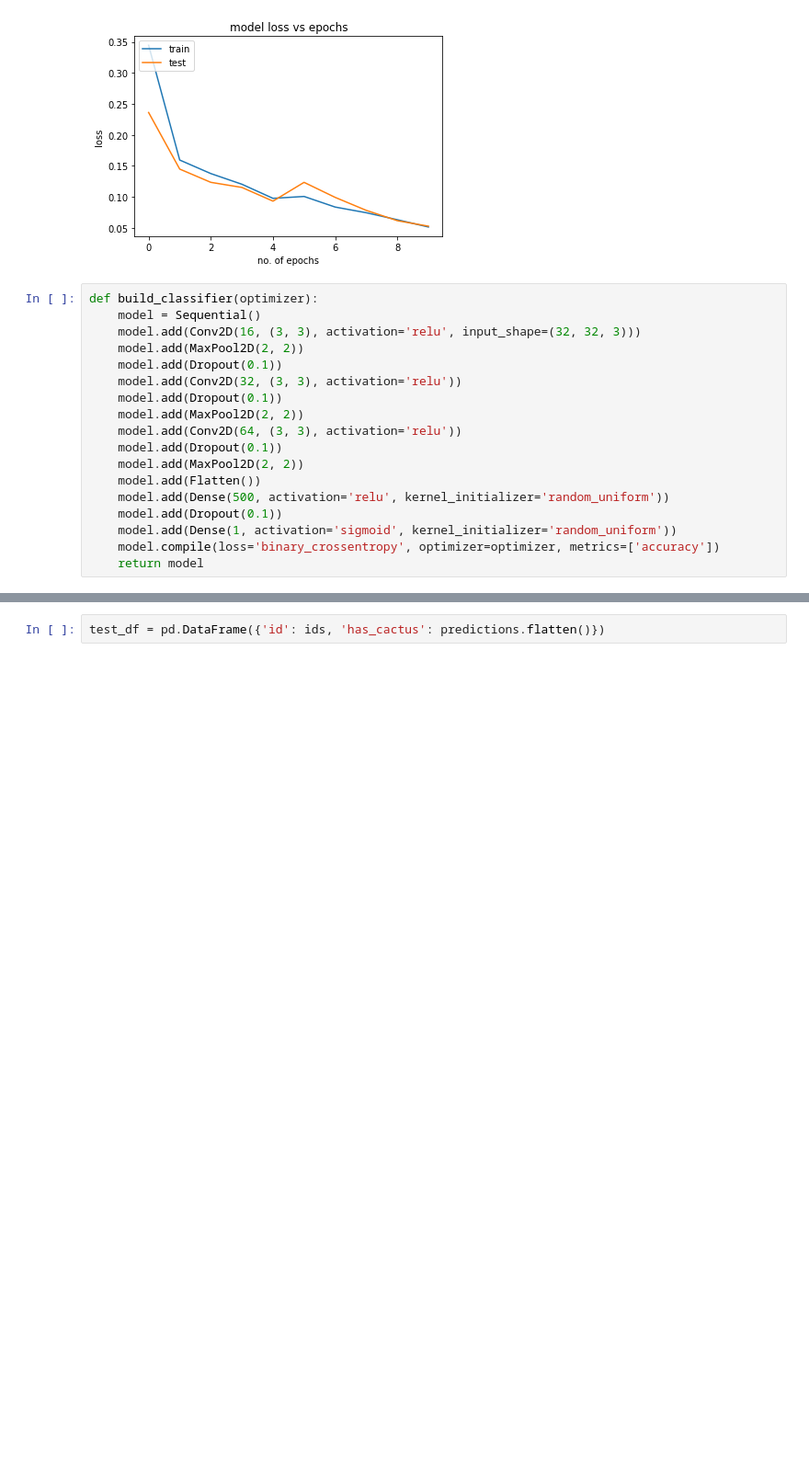
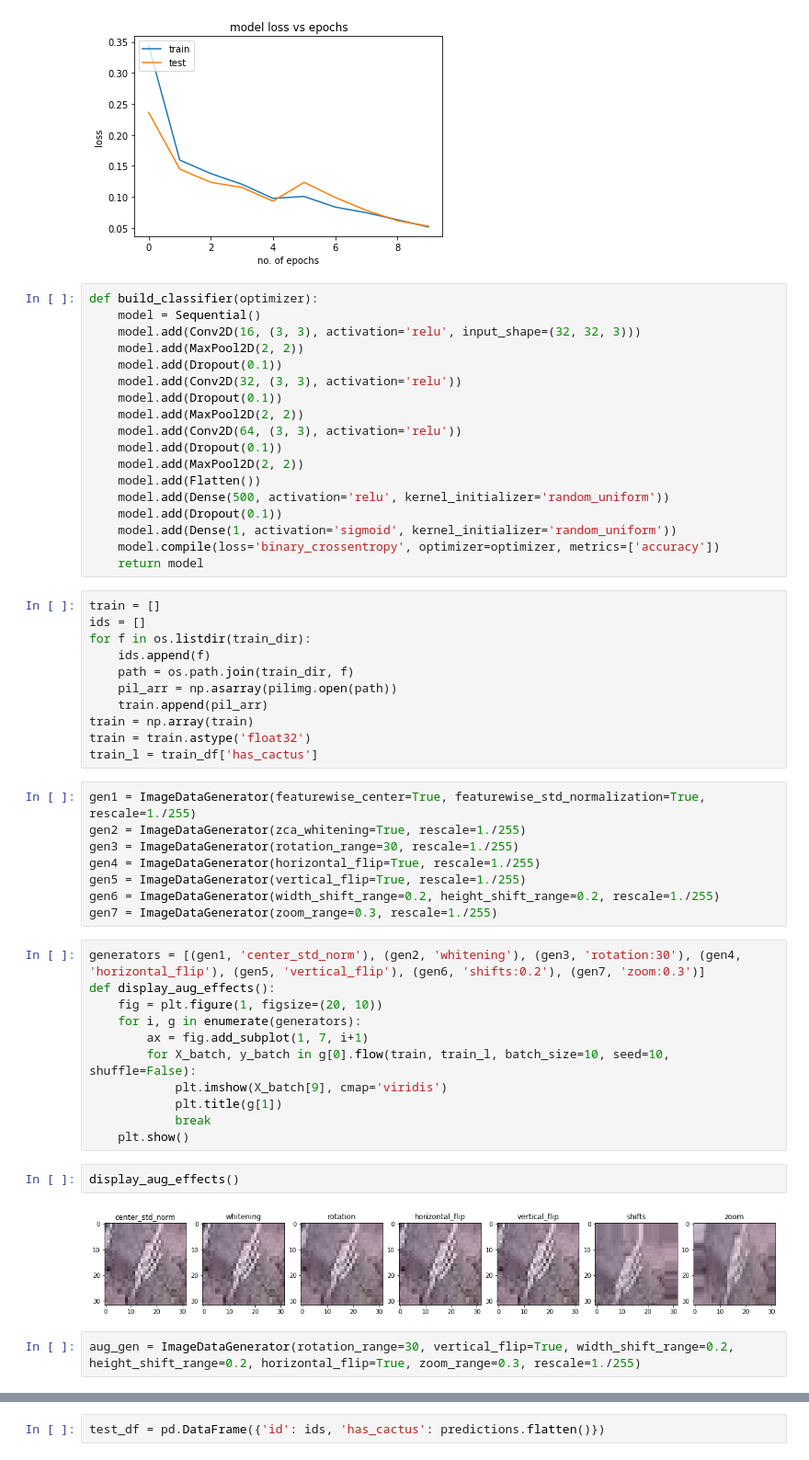
Before and after one commit to tilaprimera/Aerial-Cactus-Identification, a Jupyter notebook: aerial_cactus_identify.ipynb, the cells around one changed output, grey strips where cells are left out. Shown at 92% size. Drawn from its saved outputs; the diff is of its cells as text; blank space fills up the shorter version.

```diff
--- a/aerial_cactus_identify.ipynb
+++ b/aerial_cactus_identify.ipynb
@@ -348,4 +358,40 @@ def build_classifier(optimizer):
     model.add(Dense(1, activation='sigmoid', kernel_initializer='random_uniform'))
     model.compile(loss='binary_crossentropy', optimizer=optimizer, metrics=['accuracy'])
     return model
+# %%
+train = []
+ids = []
+for f in os.listdir(train_dir):
+    ids.append(f)
+    path = os.path.join(train_dir, f)
+    pil_arr = np.asarray(pilimg.open(path))
+    train.append(pil_arr)
+train = np.array(train)
+train = train.astype('float32')
+train_l = train_df['has_cactus']
+# %%
+gen1 = ImageDataGenerator(featurewise_center=True, featurewise_std_normalization=True, rescale=1./255)
+gen2 = ImageDataGenerator(zca_whitening=True, rescale=1./255)
+gen3 = ImageDataGenerator(rotation_range=30, rescale=1./255)
+gen4 = ImageDataGenerator(horizontal_flip=True, rescale=1./255)
+gen5 = ImageDataGenerator(vertical_flip=True, rescale=1./255)
+gen6 = ImageDataGenerator(width_shift_range=0.2, height_shift_range=0.2, rescale=1./255)
+gen7 = ImageDataGenerator(zoom_range=0.3, rescale=1./255)
+# %%
+generators = [(gen1, 'center_std_norm'), (gen2, 'whitening'), (gen3, 'rotation:30'), (gen4, 'horizontal_flip'), (gen5, 'vertical_flip'), (gen6, 'shifts:0.2'), (gen7, 'zoom:0.3')]
+def display_aug_effects():
+    fig = plt.figure(1, figsize=(20, 10))
+    for i, g in enumerate(generators):
+        ax = fig.add_subplot(1, 7, i+1)
+        for X_batch, y_batch in g[0].flow(train, train_l, batch_size=10, seed=10, shuffle=False):
+            plt.imshow(X_batch[9], cmap='viridis')
+            plt.title(g[1])
+            break
+    plt.show()
+# %%
+display_aug_effects()
+# %% [output]
+[figure, added]
+# %%
+aug_gen = ImageDataGenerator(rotation_range=30, vertical_flip=True, width_shift_range=0.2, height_shift_range=0.2, horizontal_flip=True, zoom_range=0.3, rescale=1./255)
 # %%
```
Also changed, not shown: parts of 34 cells of this notebook.
